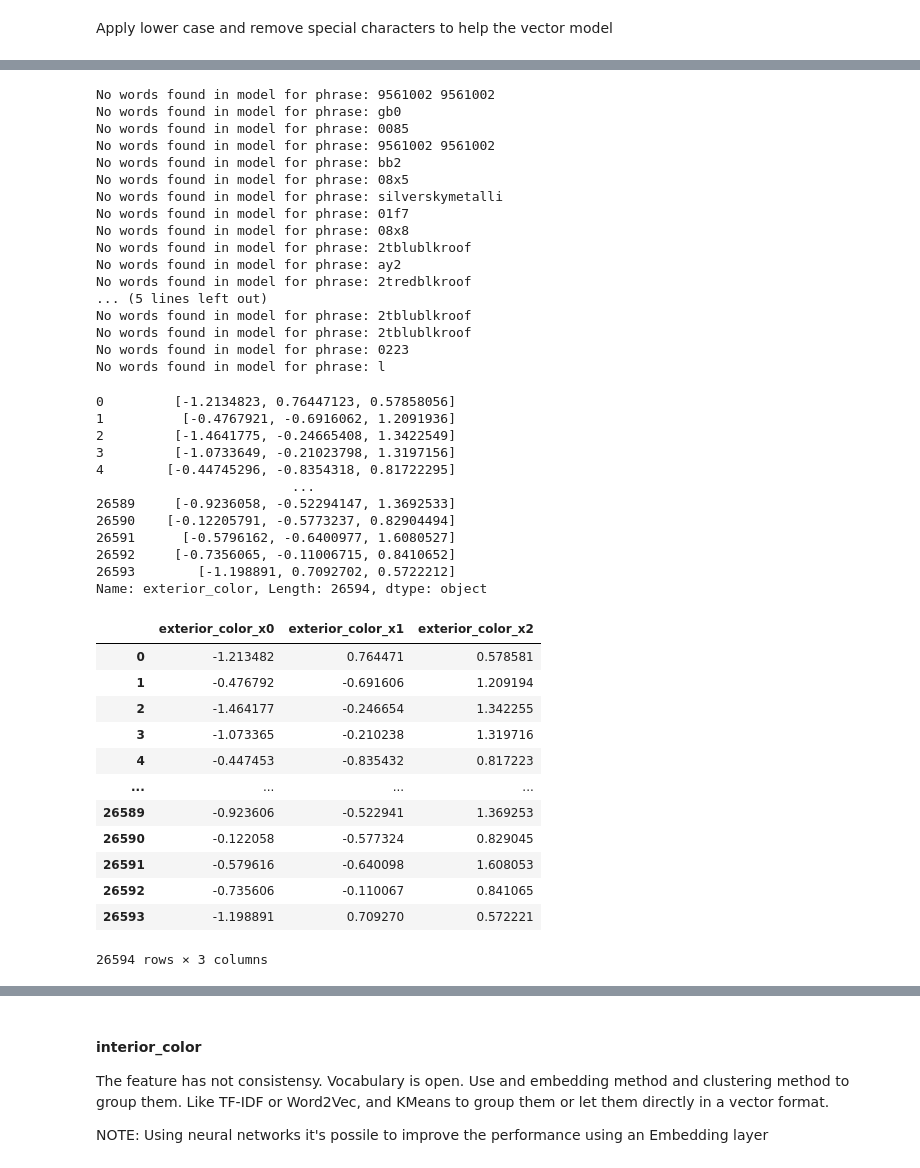
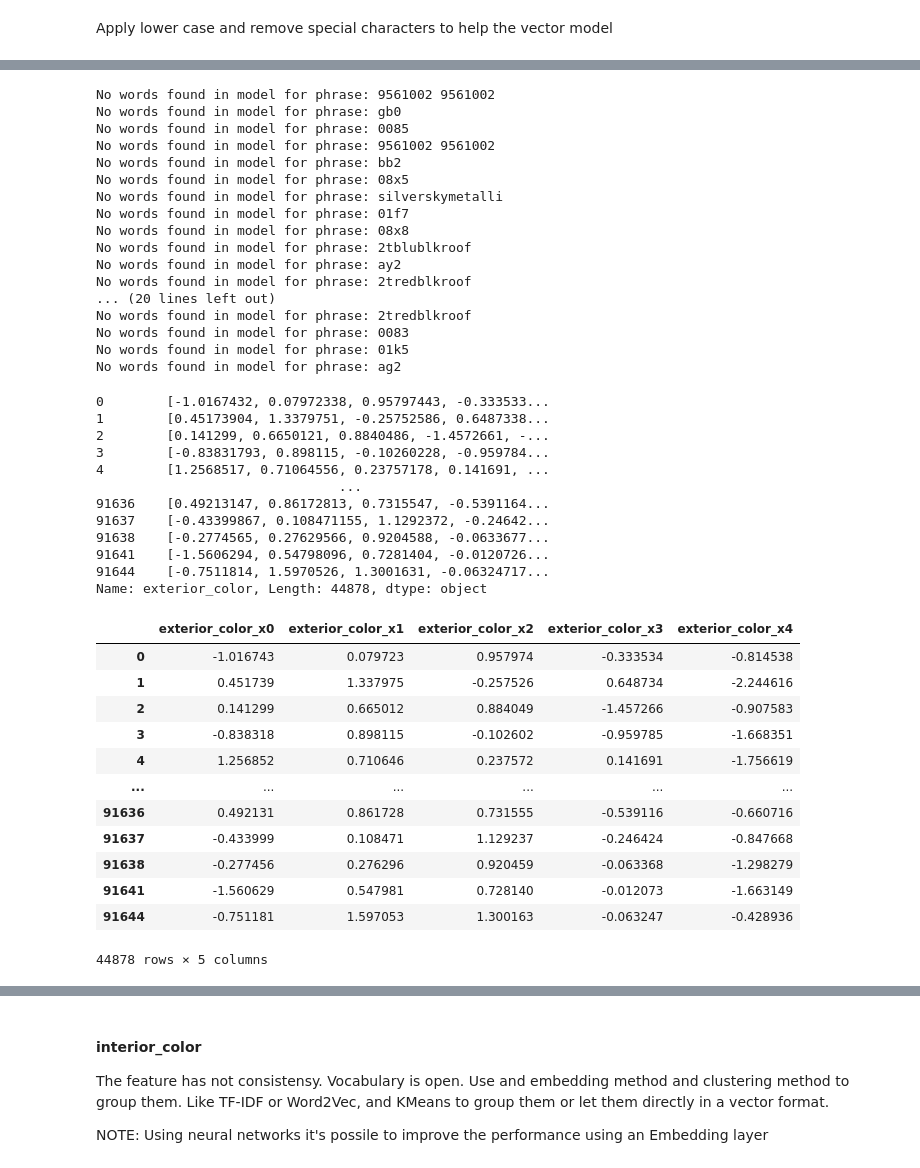
Before and after one commit to cmatteogr/cars_ml_project, a Jupyter notebook: data_exploration/data_exploration.ipynb, the cells around one changed output, grey strips where cells are left out. Drawn from its saved outputs; the diff is of its cells as text; code cells hidden in the pictures.

```diff
--- a/data_exploration/data_exploration.ipynb
+++ b/data_exploration/data_exploration.ipynb
@@ -169,7 +179,6 @@ model_hashed_features.shape
 # %%
 # Generate model hashed dataframe
-model_hashed_df = pd.DataFrame(model_hashed_features.toarray(), columns=[f'model_hashed_{i}' for i in range(model_hashed_features.shape[1])])
-model_hashed_df.reset_index(drop=True, inplace=True)
+model_hashed_df = pd.DataFrame(model_hashed_features.toarray(), columns=[f'model_hashed_{i}' for i in range(model_hashed_features.shape[1])], index=cars_df.index)
 model_hashed_df
 # %% [output]
 |  | model_hashed_0 | model_hashed_1 | model_hashed_2 | model_hashed_3 | model_hashed_4 | model_hashed_5 | ... |
@@ -188,6 +197,5 @@ model_hashed_df
 # %%
 # Concatenate the dataframes
-cars_df.reset_index(drop=True, inplace=True)
 cars_df = pd.concat([cars_df, model_hashed_df], axis=1)
 cars_df
 # %% [output]
@@ -249,6 +257,8 @@ def clean_exterior_color(exterior_color):
     exterior_color = re.sub(r'[\W_+w/\/]', ' ', exterior_color)
     # Remove double spaces
     exterior_color = re.sub(r'\s+', ' ', exterior_color)
+    # Apply trim
+    exterior_color = exterior_color.strip()
     # Return formated text
     return exterior_color
 # %%
@@ -275,7 +285,7 @@ Name: count, Length: 2088, dtype: int64
 tokenized_exterior_color = [simple_preprocess(sentence) for sentence in cars_df['exterior_color'].tolist()]
 # %%
 # Train the Word2Vec model
-exterior_color_vector_size = 3 # This is a hyperparameter. #D to keep it user friendly
+exterior_color_vector_size = 5 # This is a hyperparameter. #D to keep it user friendly
 exterior_color_model = Word2Vec(sentences=tokenized_exterior_color, vector_size=exterior_color_vector_size, window=5, min_count=1, workers=4)
 # %%
 # Calculate the vectors feature avegare
@@ -303,45 +313,44 @@ No words found in model for phrase: 08x8
 No words found in model for phrase: 2tblublkroof
 No words found in model for phrase: ay2
 No words found in model for phrase: 2tredblkroof
-... (5 lines left out)
-No words found in model for phrase: 2tblublkroof
-No words found in model for phrase: 2tblublkroof
-No words found in model for phrase: 0223
-No words found in model for phrase: l
+... (20 lines left out)
+No words found in model for phrase: 2tredblkroof
+No words found in model for phrase: 0083
+No words found in model for phrase: 01k5
+No words found in model for phrase: ag2
-0         [-1.2134823, 0.76447123, 0.57858056]
-1          [-0.4767921, -0.6916062, 1.2091936]
-2         [-1.4641775, -0.24665408, 1.3422549]
-3         [-1.0733649, -0.21023798, 1.3197156]
-4        [-0.44745296, -0.8354318, 0.81722295]
-                         ...
-26589     [-0.9236058, -0.52294147, 1.3692533]
-26590    [-0.12205791, -0.5773237, 0.82904494]
-26591      [-0.5796162, -0.6400977, 1.6080527]
-26592     [-0.7356065, -0.11006715, 0.8410652]
-26593        [-1.198891, 0.7092702, 0.5722212]
-Name: exterior_color, Length: 26594, dtype: object
+0        [-1.0167432, 0.07972338, 0.95797443, -0.333533...
+1        [0.45173904, 1.3379751, -0.25752586, 0.6487338...
+2        [0.141299, 0.6650121, 0.8840486, -1.4572661, -...
+3        [-0.83831793, 0.898115, -0.10260228, -0.959784...
+4        [1.2568517, 0.71064556, 0.23757178, 0.141691, ...
+                               ...
+91636    [0.49213147, 0.86172813, 0.7315547, -0.5391164...
+91637    [-0.43399867, 0.108471155, 1.1292372, -0.24642...
+91638    [-0.2774565, 0.27629566, 0.9204588, -0.0633677...
+91641    [-1.5606294, 0.54798096, 0.7281404, -0.0120726...
+91644    [-0.7511814, 1.5970526, 1.3001631, -0.06324717...
+Name: exterior_color, Length: 44878, dtype: object
 # %%
 # Replace the nan values with an array of (0,0,0)
 base_invalid_value = [0]*exterior_color_vector_size
 exterior_color_vectors_s = exterior_color_vectors_s.apply(lambda x: x if isinstance(x, np.ndarray) else base_invalid_value)
 # %%
 # Generate the interior color df using the transformed feature vectors
-exterior_color_df = pd.DataFrame(exterior_color_vectors_s.values.tolist(), columns=[f'exterior_color_x{i}' for i in range(len(exterior_color_vectors_s[0]))])
-exterior_color_df.reset_index(drop=True, inplace=True)
+exterior_color_df = pd.DataFrame(exterior_color_vectors_s.values.tolist(), columns=[f'exterior_color_x{i}' for i in range(len(exterior_color_vectors_s[0]))], index=cars_df.index)
 exterior_color_df
 # %% [output]
-|  | exterior_color_x0 | exterior_color_x1 | exterior_color_x2 |
-| 0 | -1.213482 | 0.764471 | 0.578581 |
-| 1 | -0.476792 | -0.691606 | 1.209194 |
-| 2 | -1.464177 | -0.246654 | 1.342255 |
-| 3 | -1.073365 | -0.210238 | 1.319716 |
-| 4 | -0.447453 | -0.835432 | 0.817223 |
-| ... | ... | ... | ... |
-| 26589 | -0.923606 | -0.522941 | 1.369253 |
-| 26590 | -0.122058 | -0.577324 | 0.829045 |
-| 26591 | -0.579616 | -0.640098 | 1.608053 |
-| 26592 | -0.735606 | -0.110067 | 0.841065 |
-| 26593 | -1.198891 | 0.709270 | 0.572221 |
+|  | exterior_color_x0 | exterior_color_x1 | exterior_color_x2 | exterior_color_x3 | exterior_color_x4 |
+| 0 | -1.016743 | 0.079723 | 0.957974 | -0.333534 | -0.814538 |
+| 1 | 0.451739 | 1.337975 | -0.257526 | 0.648734 | -2.244616 |
+| 2 | 0.141299 | 0.665012 | 0.884049 | -1.457266 | -0.907583 |
+| 3 | -0.838318 | 0.898115 | -0.102602 | -0.959785 | -1.668351 |
+| 4 | 1.256852 | 0.710646 | 0.237572 | 0.141691 | -1.756619 |
+| ... | ... | ... | ... | ... | ... |
+| 91636 | 0.492131 | 0.861728 | 0.731555 | -0.539116 | -0.660716 |
+| 91637 | -0.433999 | 0.108471 | 1.129237 | -0.246424 | -0.847668 |
+| 91638 | -0.277456 | 0.276296 | 0.920459 | -0.063368 | -1.298279 |
+| 91641 | -1.560629 | 0.547981 | 0.728140 | -0.012073 | -1.663149 |
+| 91644 | -0.751181 | 1.597053 | 1.300163 | -0.063247 | -0.428936 |
-26594 rows × 3 columns
+44878 rows × 5 columns
 # %%
 # Concatenate the dataframes
```
Also changed, not shown: parts of 107 cells of this notebook, 11 other files.
